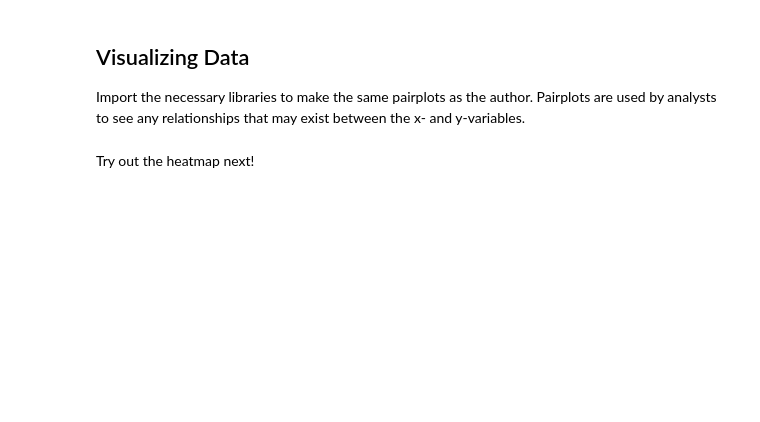
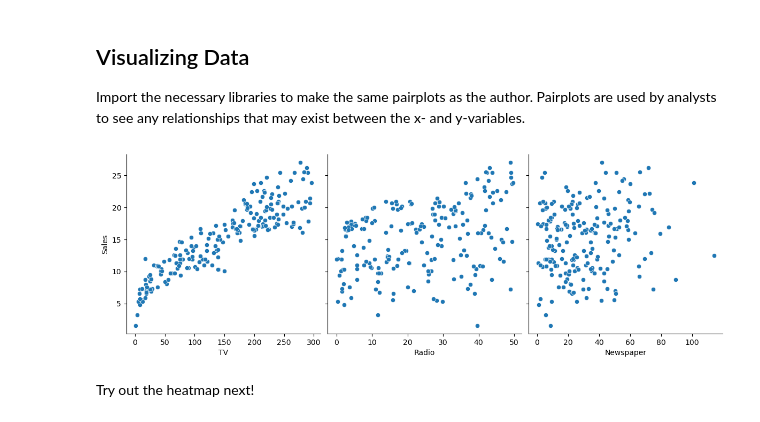
Before and after one commit to tshililoa/data-modeling-pt2-exercises, a Jupyter notebook: linear-regression.ipynb, the cells around one changed output. Drawn from its saved outputs; the diff is of its cells as text; code cells hidden in the pictures; blank space fills up the shorter version.

```diff
--- a/linear-regression.ipynb
+++ b/linear-regression.ipynb
@@ -8,3 +8,15 @@ Use this notebook to code along with the article.
 ## Getting Started
 
 Import the libraries you need to start working with the dataset and make a dataframe out of the CSV in the dataset.
+# %%
+#import warnings
+import warnings
+warnings.filterwarnings('ignore')
+
+# Import the numpy and pandas package
+import numpy as np
+import pandas as pd
+
+# Read the given CSV file, and view some sample records
+advertising = pd.read_csv("Company_data.csv")
+advertising
@@ -14,5 +71,15 @@ Run `shape()`, `info()`, and `describe()` to see what is going on with the datas
 ## Visualizing Data
 
 Import the necessary libraries to make the same pairplots as the author. Pairplots are used by analysts to see any relationships that may exist between the x- and y-variables.
+# %%
+import matplotlib.pyplot as plt
+import seaborn as sns
+
+# Using pairplot to visualize the data for correlation
+sns.pairplot(advertising, x_vars=['TV', 'Radio','Newspaper'],
+             y_vars='Sales', size=4, aspect=1, kind='scatter')
+plt.show()
+# %% [output]
+[figure, added]
 # %% [markdown]
 Try out the heatmap next!
```
Also changed, not shown: parts of 12 cells of this notebook, 1 other file.
